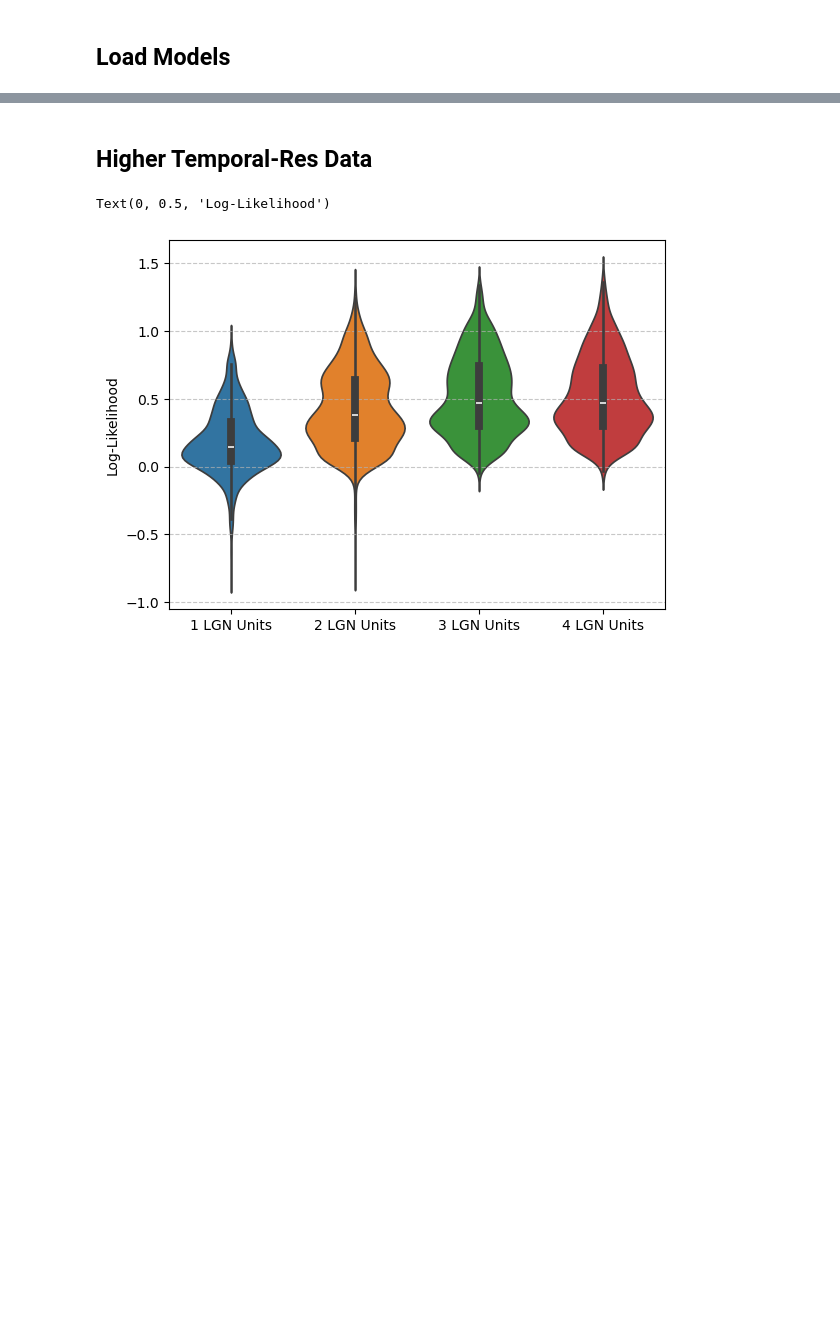
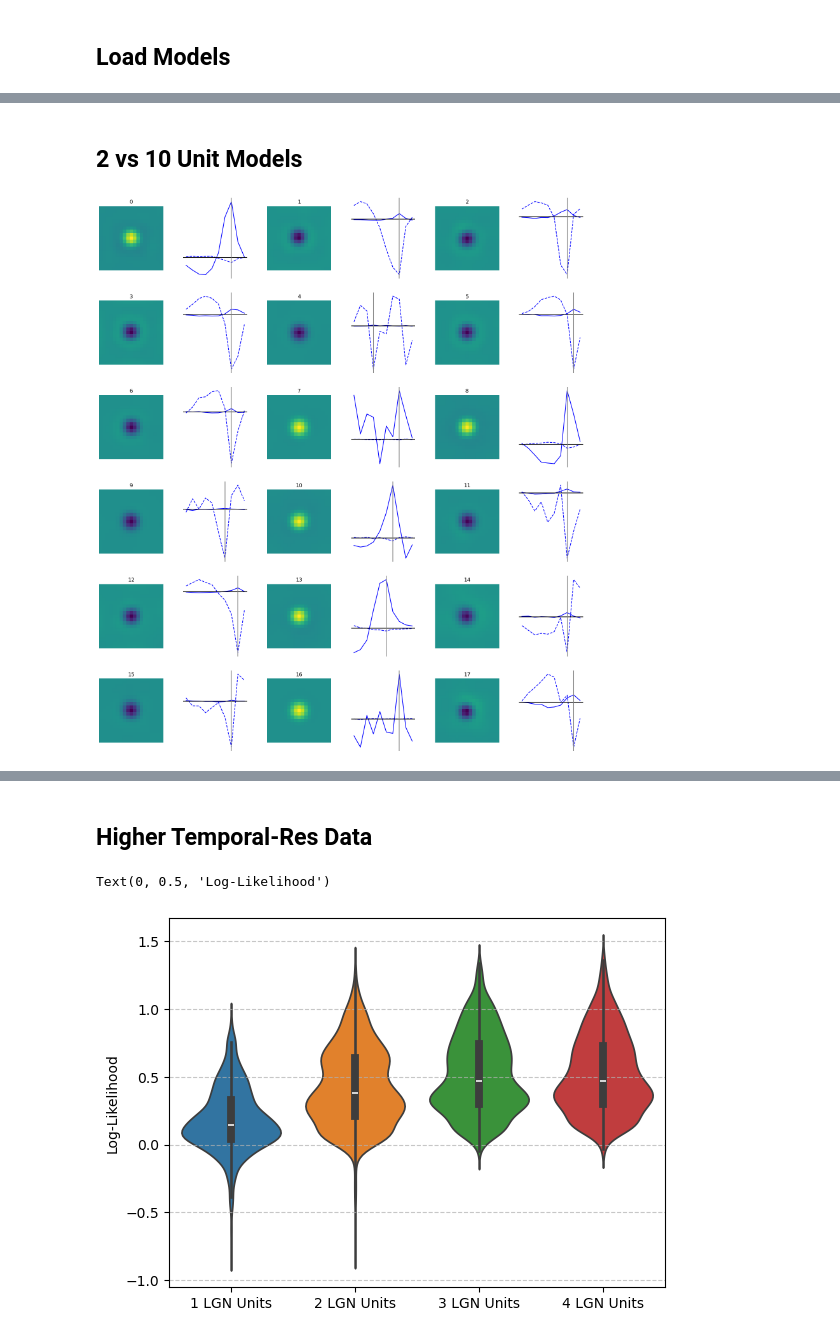
Before and after one commit to IsabelF98/Cloud_SynthData_Proj, a Jupyter notebook: LGN_units.ipynb, the cells around one changed output, grey strips where cells are left out. Drawn from its saved outputs; the diff is of its cells as text; code cells hidden in the pictures; blank space fills up the shorter version.

```diff
--- a/LGN_units.ipynb
+++ b/LGN_units.ipynb
@@ -338,0 +489,6 @@ for k in range(5):
+# %% [markdown]
+## 2 vs 10 Unit Models
+# %%
+models[6].plot_filters()
+# %% [output]
+[figure, added]
```
Also changed, not shown: parts of 19 cells of this notebook, 2 other files.
